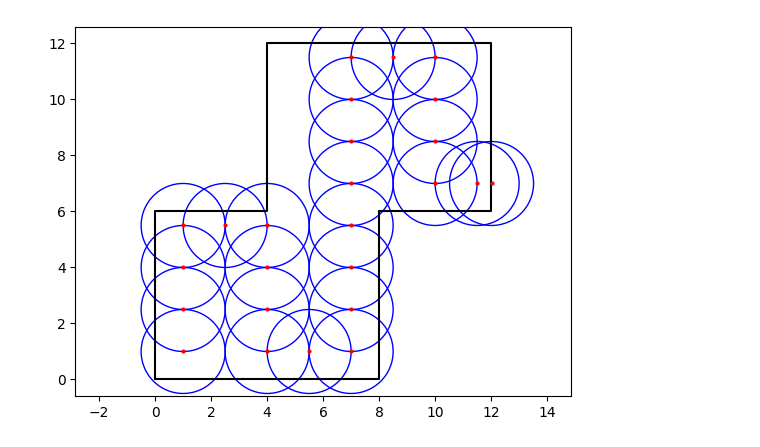
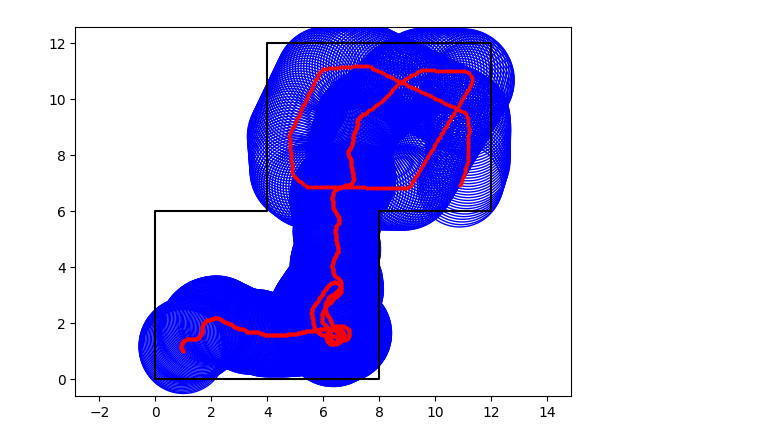
Before and after one commit to otherandy/thesis, a Jupyter notebook: visualize.ipynb, the cells around one changed output. Saved outputs shown, nothing was run; the diff lists cells and outputs as text; code cells hidden in the pictures.

Commit message:
clean up and visuals

```diff
--- a/visualize.ipynb
+++ b/visualize.ipynb
@@ -6,18 +6,16 @@ from main import ENVIRONMENT
 # %%
 x, y = ENVIRONMENT.exterior.xy
 plt.figure()
 plt.axis("equal")
 plt.plot(x, y, color="black")
 
-
-with open("visited.txt", "r") as f:
+with open("out/visited_positions.csv", "r") as f:
     for line in f:
         vx, vy = map(float, line.strip().split(","))
         plt.plot(vx, vy, marker="o", color="red", markersize=2)
         c = plt.Circle((vx, vy), 1.5, color="blue", fill=False)
         plt.gca().add_artist(c)
 
-
 plt.show()
 # %% [output]
-[figure, old version]
+[figure, new version]
```
Also changed, not shown: parts of 2 cells of this notebook, 2 other files.
